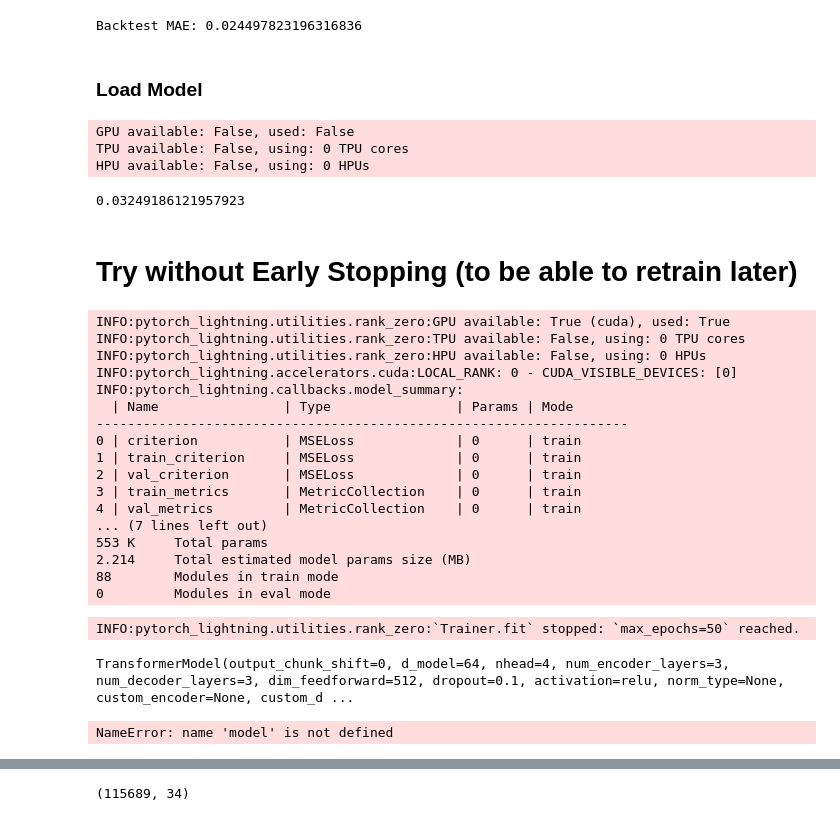
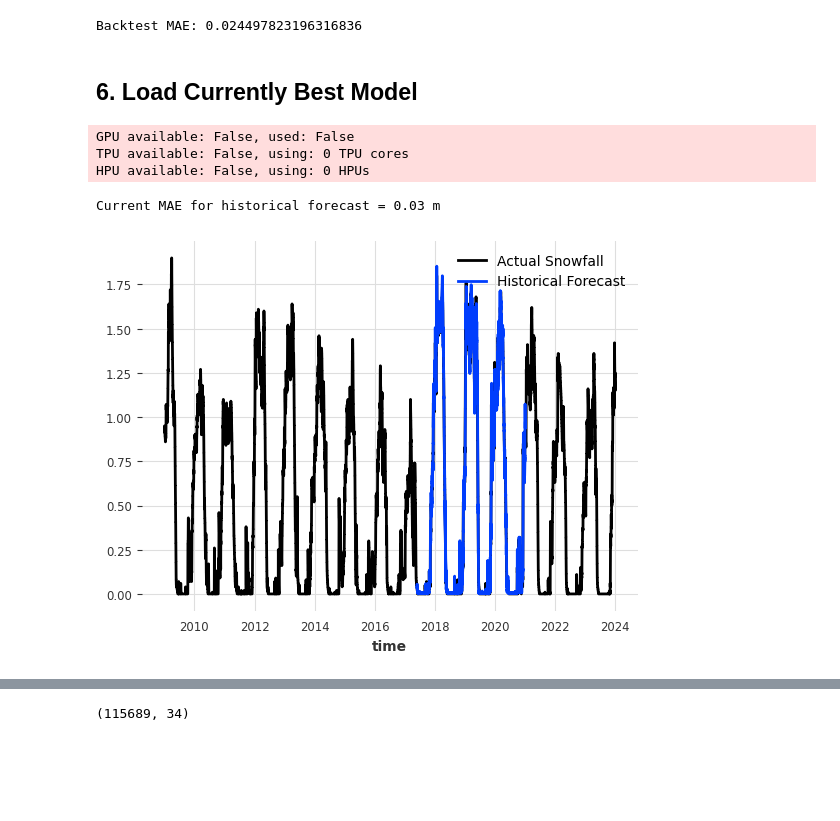
Before and after one commit to MadMax1995bb/powder_alert2.0, a Jupyter notebook: notebooks/notebook_Anita_Gei_snowdepth_1.ipynb, the cells around one changed output, grey strips where cells are left out. Cells and saved outputs as stored; diff of their text form; code cells hidden in the pictures; blank space fills up the shorter version.

Commit message:
snow_depth prediction works

```diff
--- a/notebooks/notebook_Anita_Gei_snowdepth_1.ipynb
+++ b/notebooks/notebook_Anita_Gei_snowdepth_1.ipynb
@@ -60,6 +57,6 @@ df.tail(2)
 # %%
 feature_columns = df.drop(columns=['snow_depth']).columns.tolist()
 
-snowfall_series = TimeSeries.from_dataframe(df, value_cols='snow_depth')
+snowdepth_series = TimeSeries.from_dataframe(df, value_cols='snow_depth')
 feature_series = TimeSeries.from_dataframe(df, value_cols=feature_columns)
 # %% [markdown]
@@ -67,5 +64,5 @@ feature_series = TimeSeries.from_dataframe(df, value_cols=feature_columns)
 # %%
-y_train_val, y_test = snowfall_series.split_before(0.8)
+y_train_val, y_test = snowdepth_series.split_before(0.8)
 y_train, y_val = y_train_val.split_before(0.8)
 
 X_train_val, X_test = feature_series.split_before(0.8)
@@ -120 +119,3 @@ new_model.save('/content/snow_depth_model_1.pt')
+# %%
+loaded_model_1 = TransformerModel.load('/home/anita/code/MadMax1995bb/powder_alert2.0/models/snow_depth/snow_depth_model_1.pt')
 # %% [markdown]
@@ -195,85 +198,32 @@ INFO:pytorch_lightning.utilities.rank_zero:TPU available: False, using: 0 TPU co
 INFO:pytorch_lightning.utilities.rank_zero:HPU available: False, using: 0 HPUs
 Backtest MAE: 0.024497823196316836
 # %% [markdown]
-### Load Model
+## 6. Load Currently Best Model
 # %%
 loaded_model = TransformerModel.load("/home/anita/code/MadMax1995bb/powder_alert2.0/models/snow_depth/snow_depth_model_1.pt")
 # %%
 historical_forecast_loaded = loaded_model.historical_forecasts(
     series=y_train_val,
     past_covariates=X_train_val,
     start=0.7,
     forecast_horizon=48,
     stride=1,
     retrain=False,
     overlap_end=True,
     verbose=True
 )
 
 error_mae = mae(snowfall_series.slice_intersect(historical_forecast_loaded), historical_forecast_loaded)
-error_mae
+print(f"Current MAE for historical forecast = {round(error_mae, 2)} m")
+
+snowdepth_series.plot(label="Actual Snowfall")
+historical_forecast_loaded.plot(label="Historical Forecast")
+plt.legend()
+plt.show();
 # %% [output]
 GPU available: False, used: False
 TPU available: False, using: 0 TPU cores
 HPU available: False, using: 0 HPUs
-0.03249186121957923
+Current MAE for historical forecast = 0.03 m
+[figure, added]
-# %% [markdown]
-# Try without Early Stopping (to be able to retrain later)
-# %%
-#without early stopping
-pl_trainer_kwargs ={
-        "accelerator": "gpu", #only on Colab!
-        "devices": -1,
-        #"callbacks": callbacks,
-    }
-
-model = TransformerModel(
-    input_chunk_length=48,
-    output_chunk_length=48,
-    batch_size=64,
-    n_epochs=50,
-    pl_trainer_kwargs=pl_trainer_kwargs)
-
-model.fit(series=y_train, past_covariates=X_train, val_series=y_val, val_past_covariates=X_val, verbose=True)
-# %% [output]
-INFO:pytorch_lightning.utilities.rank_zero:GPU available: True (cuda), used: True
-INFO:pytorch_lightning.utilities.rank_zero:TPU available: False, using: 0 TPU cores
-INFO:pytorch_lightning.utilities.rank_zero:HPU available: False, using: 0 HPUs
-INFO:pytorch_lightning.accelerators.cuda:LOCAL_RANK: 0 - CUDA_VISIBLE_DEVICES: [0]
-INFO:pytorch_lightning.callbacks.model_summary:
-  | Name                | Type                | Params | Mode
---------------------------------------------------------------------
-0 | criterion           | MSELoss             | 0      | train
-1 | train_criterion     | MSELoss             | 0      | train
-2 | val_criterion       | MSELoss             | 0      | train
-3 | train_metrics       | MetricCollection    | 0      | train
-4 | val_metrics         | MetricCollection    | 0      | train
-... (7 lines left out)
-553 K     Total params
-2.214     Total estimated model params size (MB)
-88        Modules in train mode
-0         Modules in eval mode
-INFO:pytorch_lightning.utilities.rank_zero:`Trainer.fit` stopped: `max_epochs=50` reached.
-TransformerModel(output_chunk_shift=0, d_model=64, nhead=4, num_encoder_layers=3, num_decoder_layers=3, dim_feedforward=512, dropout=0.1, activation=relu, norm_type=None, custom_encoder=None, custom_d ...
-# %%
-historical_forecast = model.historical_forecasts(
-    series=y_train_val,
-    past_covariates=X_train_val,
-    start=0.7,
-    forecast_horizon=48,
-    stride=1,
-    retrain=False,
-    overlap_end=True,
-    verbose=True
-)
-
-error_mae = mae(snowfall_series.slice_intersect(historical_forecast_new), historical_forecast_new)
-print(error_mae)
-
-snowfall_series.plot(label="Actual Snowfall")
-historical_forecast_new.plot(label="Historical Forecast")
-plt.legend()
-plt.show();
-# %% [output]
-NameError: name 'model' is not defined
 # %%
```
Also changed, not shown: parts of 47 cells of this notebook, 3 other files.
